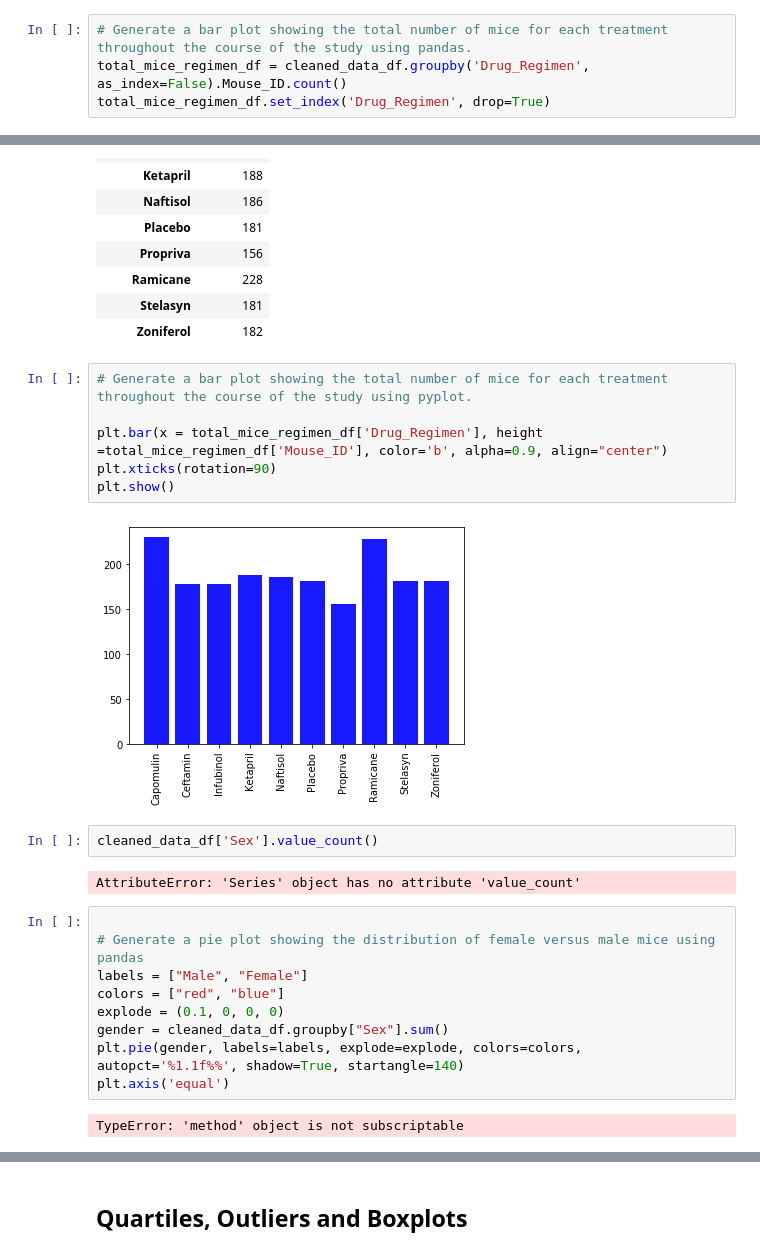
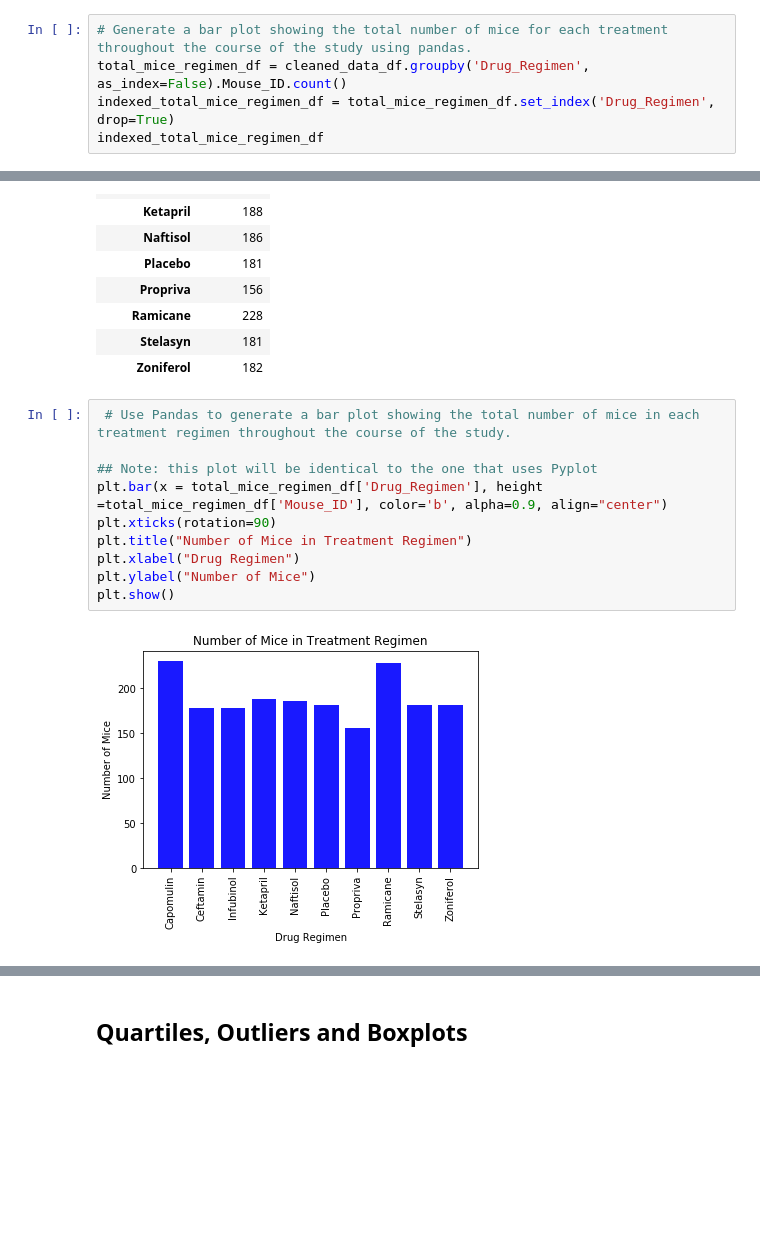
Before and after one commit to kwelter23/matplotlip, a Jupyter notebook: Pymaceuticals/pymaceuticals_starter.ipynb, the cells around one changed output, grey strips where cells are left out. Drawn from its saved outputs; the diff is of its cells as text; blank space fills up the shorter version.

Commit message:
added second bar chart

```diff
--- a/Pymaceuticals/pymaceuticals_starter.ipynb
+++ b/Pymaceuticals/pymaceuticals_starter.ipynb
@@ -246,7 +244,8 @@ summary_grouped_drug_regimen_df
 # %%
 # Generate a bar plot showing the total number of mice for each treatment throughout the course of the study using pandas.
 total_mice_regimen_df = cleaned_data_df.groupby('Drug_Regimen', as_index=False).Mouse_ID.count()
-total_mice_regimen_df.set_index('Drug_Regimen', drop=True)
+indexed_total_mice_regimen_df = total_mice_regimen_df.set_index('Drug_Regimen', drop=True)
+indexed_total_mice_regimen_df
 # %% [output]
 |  | Mouse_ID |
 | Drug_Regimen |  |
@@ -261,26 +260,14 @@ total_mice_regimen_df.set_index('Drug_Regimen', drop=True)
 | Stelasyn | 181 |
 | Zoniferol | 182 |
 # %%
-# Generate a bar plot showing the total number of mice for each treatment throughout the course of the study using pyplot.
+ # Use Pandas to generate a bar plot showing the total number of mice in each treatment regimen throughout the course of the study.
 
+## Note: this plot will be identical to the one that uses Pyplot
 plt.bar(x = total_mice_regimen_df['Drug_Regimen'], height =total_mice_regimen_df['Mouse_ID'], color='b', alpha=0.9, align="center")
 plt.xticks(rotation=90)
+plt.title("Number of Mice in Treatment Regimen")
+plt.xlabel("Drug Regimen")
+plt.ylabel("Number of Mice")
 plt.show()
 # %% [output]
-[figure, old version]
+[figure, new version]
-# %%
-cleaned_data_df['Sex'].value_count()
-# %% [output]
-AttributeError: 'Series' object has no attribute 'value_count'
-# %%
-
-# Generate a pie plot showing the distribution of female versus male mice using pandas
-labels = ["Male", "Female"]
-colors = ["red", "blue"]
-explode = (0.1, 0, 0, 0)
-gender = cleaned_data_df.groupby["Sex"].sum()
-plt.pie(gender, labels=labels, explode=explode, colors=colors,
-autopct='%1.1f%%', shadow=True, startangle=140)
-plt.axis('equal')
-# %% [output]
-TypeError: 'method' object is not subscriptable
```
Also changed, not shown: parts of 10 cells of this notebook.
